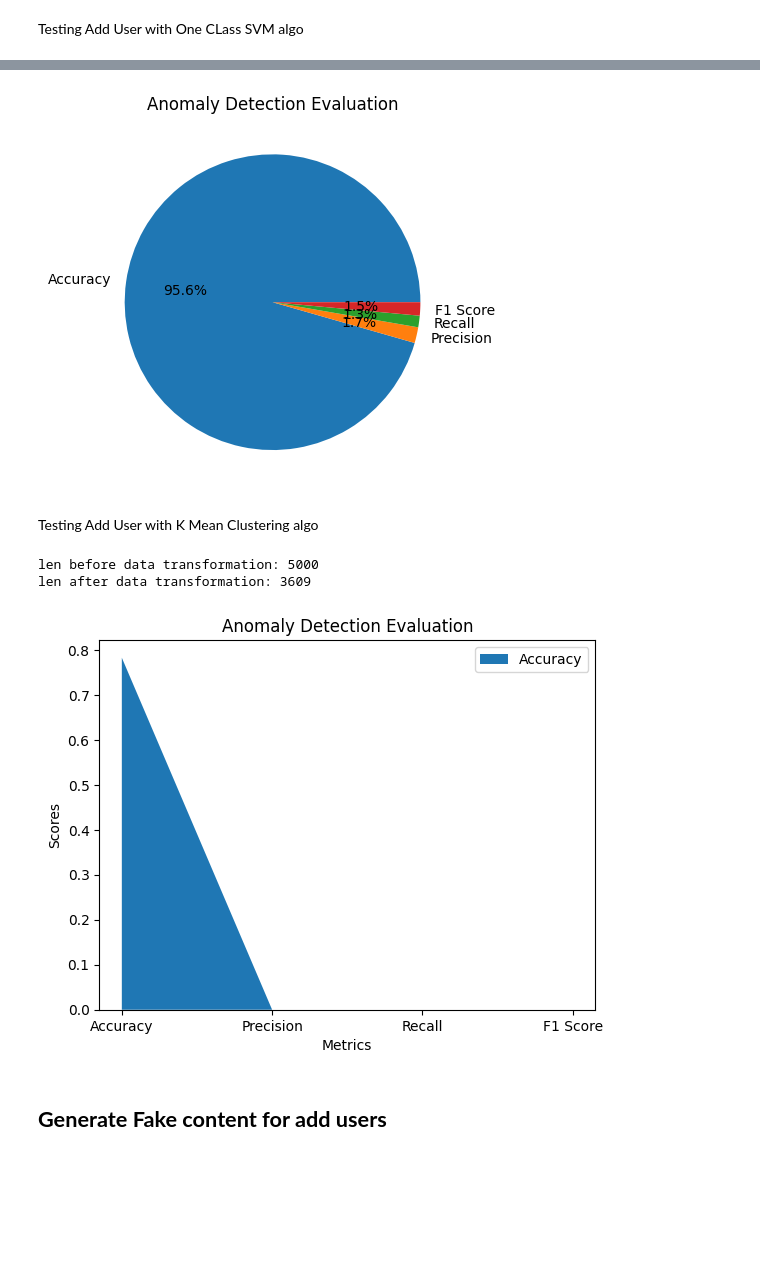
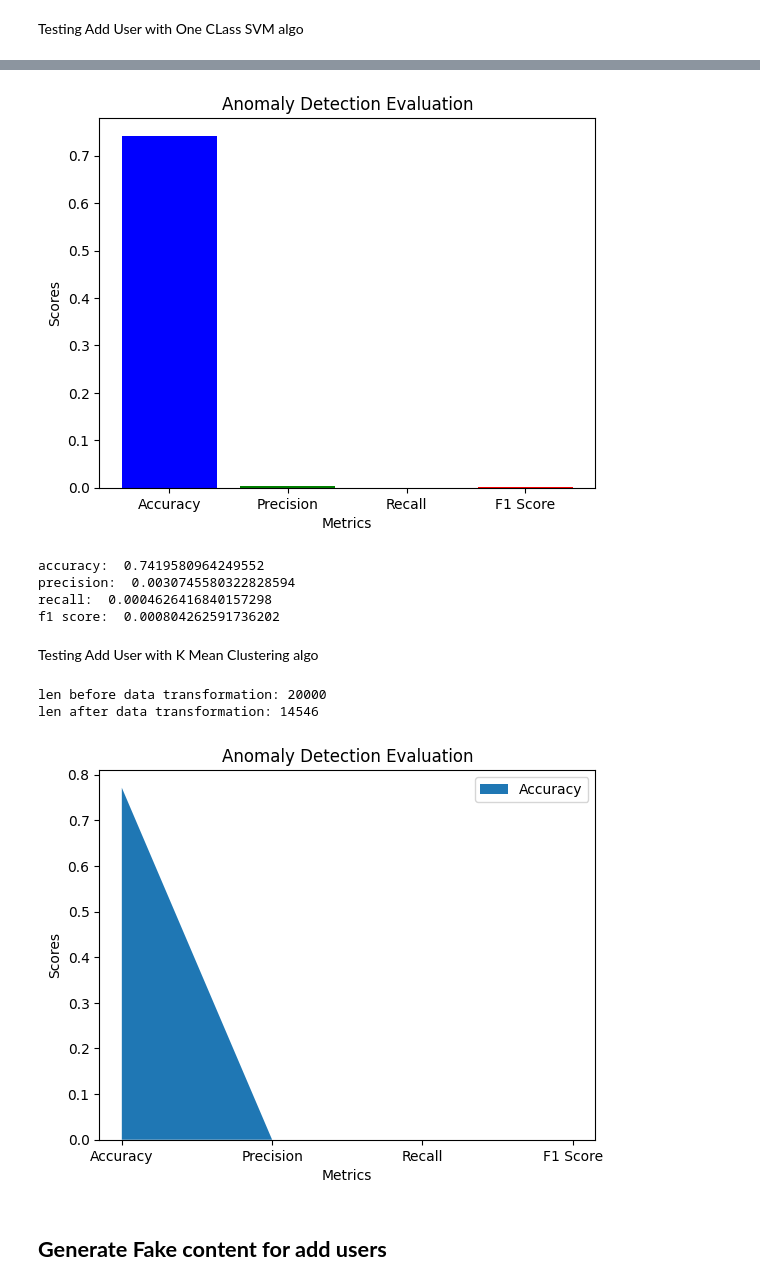
Before and after one commit to divanshu1993/security-anomalies-samples, a Jupyter notebook: script_security.ipynb, the cells around one changed output, grey strips where cells are left out. Cells and saved outputs as stored; diff of their text form; code cells hidden in the pictures; blank space fills up the shorter version.

```diff
--- a/script_security.ipynb
+++ b/script_security.ipynb
@@ -204,7 +202,7 @@ from sklearn.neighbors import NearestNeighbors
 from sklearn.metrics import accuracy_score, precision_score, recall_score, f1_score
 
 # Step 4: Load and preprocess the test data
-log_data = pd.read_csv('https://raw.githubusercontent.com/divanshu1993/security-anomalies-samples/main/fake_logs_5000.csv')
+log_data = pd.read_csv('https://raw.githubusercontent.com/divanshu1993/security-anomalies-samples/main/add_user_logs.csv')
 # Preprocessing steps (if required)
 
 # Preprocess the log data and extract the log messages
@@ -253,6 +251,14 @@ f1 = f1_score(true_labels_numeric, predicted_labels, pos_label=-1)
 metrics = ['Accuracy', 'Precision', 'Recall', 'F1 Score']
 scores = [accuracy, precision, recall, f1]
 
+
+print('accuracy: ', accuracy)
+print('precision: ', precision)
+print('recall: ', recall)
+print('f1 score: ', f1)
+
+
+
 plt.plot(metrics, scores, marker='o')
 plt.xlabel('Evaluation Metrics')
 plt.ylabel('Score')
@@ -277,16 +287,15 @@ len after data transformation: 3609
 # %% [markdown]
 Testing Add User with One CLass SVM algo
 # %%
-!pip install pandas
-!pip install scikit-learn
 import pandas as pd
 import matplotlib.pyplot as plt
+import numpy as np
 from sklearn.feature_extraction.text import TfidfVectorizer
 from sklearn.svm import OneClassSVM
 from sklearn.metrics import accuracy_score, precision_score, recall_score, f1_score
 
 # Step 1: Load and preprocess the test data
-log_data = pd.read_csv('https://raw.githubusercontent.com/divanshu1993/security-anomalies-samples/main/fake_logs_5000.csv')
+log_data = pd.read_csv('https://raw.githubusercontent.com/divanshu1993/security-anomalies-samples/main/add_user_logs.csv')
 
 # Preprocess the log data and extract the log messages and status
 log_messages = log_data['message'].tolist()
@@ -333,10 +342,21 @@ f1 = f1_score(ground_truth_labels, predicted_labels, pos_label=-1)
 labels = ['Accuracy', 'Precision', 'Recall', 'F1 Score']
 scores = [accuracy, precision, recall, f1]
 
-# Create a pie chart
-plt.pie(scores, labels=labels, autopct='%1.1f%%')
+# Generate colors for the bars
+colors = ['blue', 'green', 'orange', 'red']
+
+# Create a bar chart
+plt.bar(labels, scores, color=colors)
+plt.xlabel('Metrics')
+plt.ylabel('Scores')
 plt.title('Anomaly Detection Evaluation')
 
-# Display the pie chart
+# Display the bar chart
 plt.show()
+
+
+print('accuracy: ', accuracy)
+print('precision: ', precision)
+print('recall: ', recall)
+print('f1 score: ', f1)
 # %% [output]
@@ -357,4 +365,8 @@ len after data transformation: 3609
-[figure, old version]
+[figure, new version]
+accuracy:  0.7419580964249552
+precision:  0.0030745580322828594
+recall:  0.0004626416840157298
+f1 score:  0.000804262591736202
 # %% [markdown]
 Testing Add User with K Mean Clustering algo
 # %%
@@ -366,7 +378,7 @@ from sklearn.metrics import accuracy_score, precision_score, recall_score, f1_sc
 import re
 
 # Step 4: Load and preprocess the test data
-log_data = pd.read_csv('https://raw.githubusercontent.com/divanshu1993/security-anomalies-samples/main/fake_logs_5000.csv')
+log_data = pd.read_csv('https://raw.githubusercontent.com/divanshu1993/security-anomalies-samples/main/add_user_logs.csv')
 
 # Extract the log messages and status from the log_data DataFrame
 log_messages = log_data['message'].tolist()
@@ -422,10 +434,17 @@ plt.legend()
 
 # Display the area chart
 plt.show()
+
+
+
+print('accuracy: ', accuracy)
+print('precision: ', precision)
+print('recall: ', recall)
+print('f1 score: ', f1)
 # %% [output]
-len before data transformation: 5000
-len after data transformation: 3609
+len before data transformation: 20000
+len after data transformation: 14546
-[figure, old version]
+[figure, new version]
 # %% [markdown]
 ## **Generate Fake content for add users**
 # %%
```
Also changed, not shown: parts of 5 cells of this notebook.
